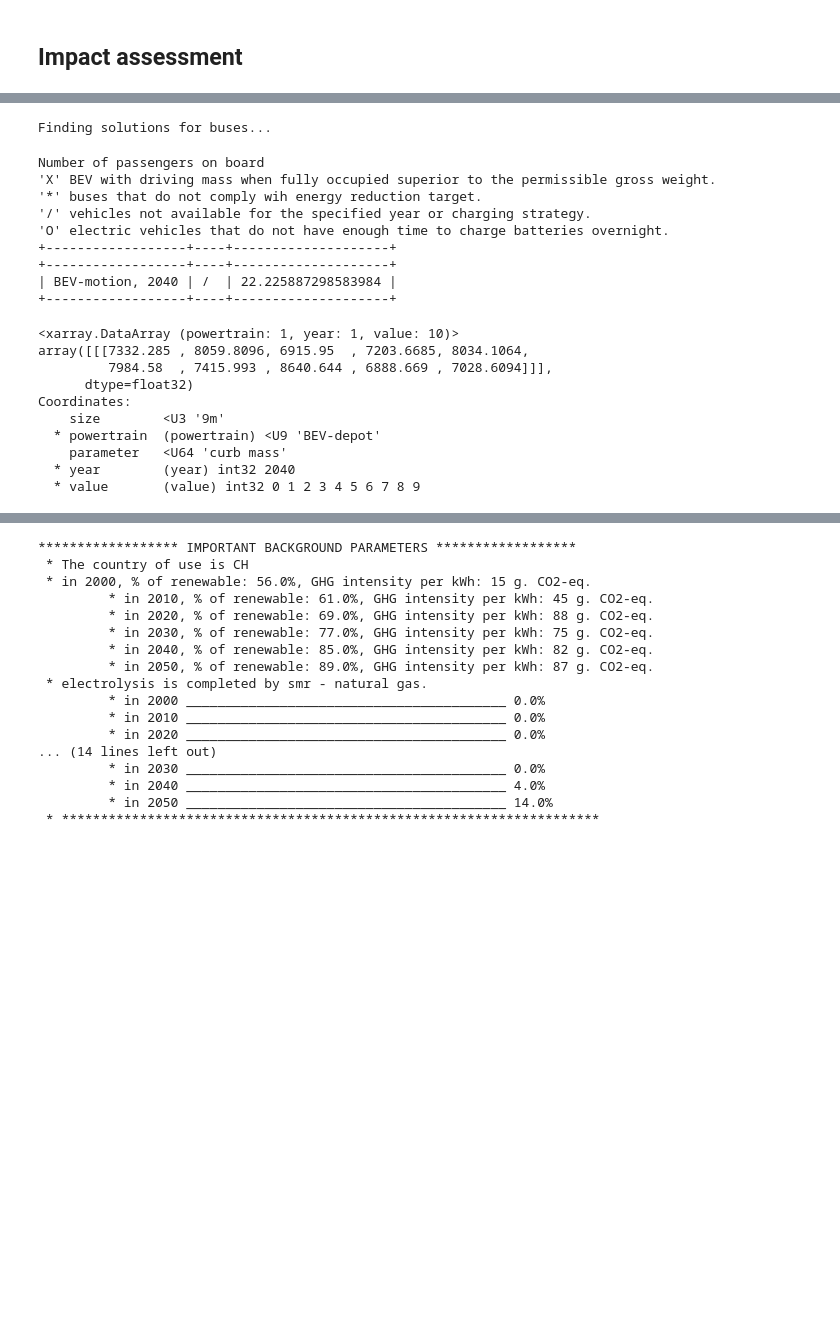
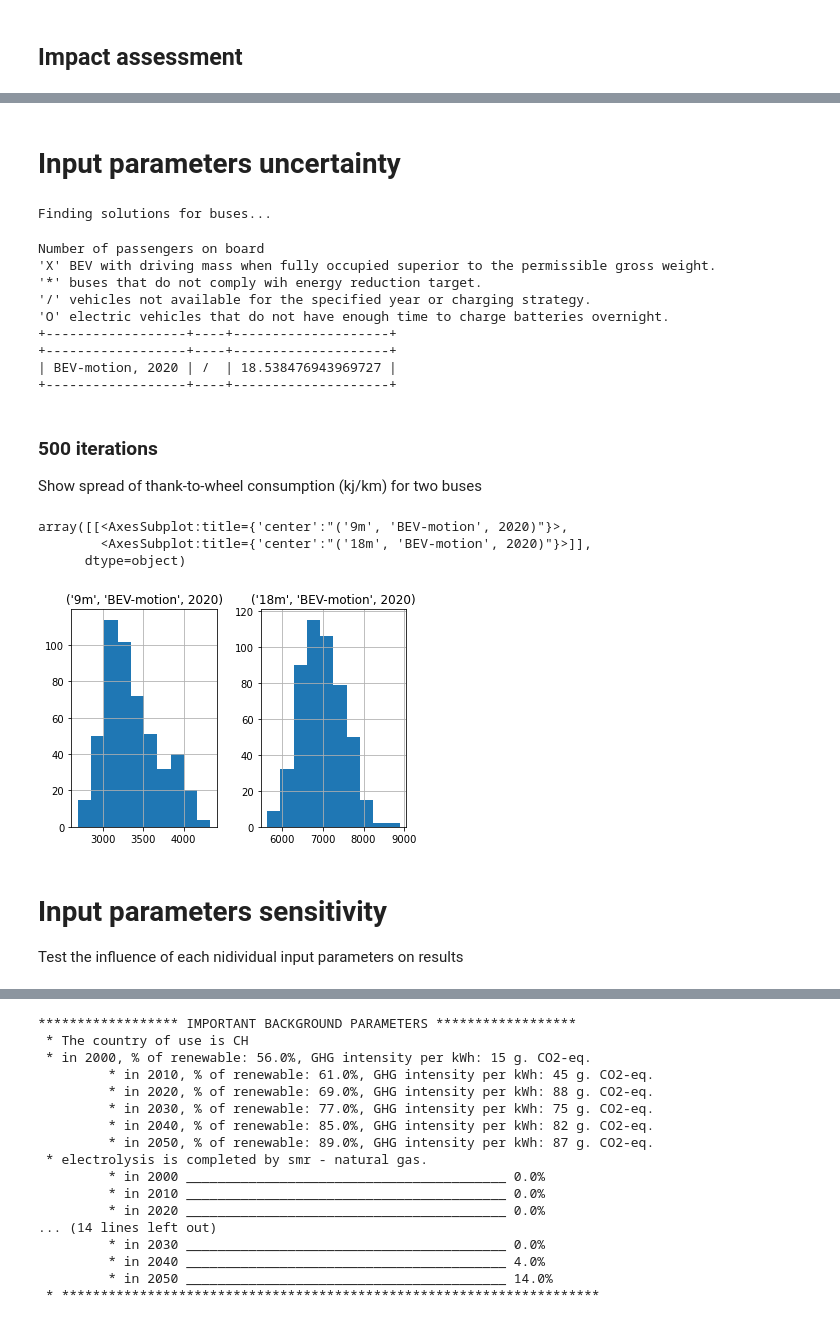
Before and after one commit to romainsacchi/carculator_bus, a Jupyter notebook: examples/buses.ipynb, the cells around one changed output, grey strips where cells are left out. Drawn from its saved outputs; the diff is of its cells as text; code cells hidden in the pictures; blank space fills up the shorter version.

```diff
--- a/examples/buses.ipynb
+++ b/examples/buses.ipynb
@@ -1920,12 +1330,13 @@ plt.tight_layout()
+# %% [markdown]
+# Input parameters uncertainty
 # %%
 import pandas as pd
 from carculator_bus import *
 bip = BusInputParameters()
-bip.stochastic(10)
+bip.stochastic(500)
 dcts, array = fill_xarray_from_input_parameters(bip,
-                                                scope={"year":[2040], "size":["9m","18m"], "powertrain":["BEV-motion"]},
-                                                #sensitivity=True
-                                               )
+                                                scope={"year":[2020], "size":["9m","18m"], "powertrain":["BEV-motion"]},
+)
 bm = BusModel(array, country="CH")
 bm.set_all()
 # %% [output]
@@ -1937,21 +1348,23 @@ Number of passengers on board
 'O' electric vehicles that do not have enough time to charge batteries overnight.
 +------------------+----+--------------------+
 +------------------+----+--------------------+
-| BEV-motion, 2040 | /  | 22.225887298583984 |
+| BEV-motion, 2020 | /  | 18.538476943969727 |
 +------------------+----+--------------------+
-# %%
-bm.array.sel(parameter="curb mass", size="9m")
-# %% [output]
-<xarray.DataArray (powertrain: 1, year: 1, value: 10)>
-array([[[7332.285 , 8059.8096, 6915.95  , 7203.6685, 8034.1064,
-         7984.58  , 7415.993 , 8640.644 , 6888.669 , 7028.6094]]],
-      dtype=float32)
-Coordinates:
-    size        <U3 '9m'
-  * powertrain  (powertrain) <U9 'BEV-depot'
-    parameter   <U64 'curb mass'
-  * year        (year) int32 2040
-  * value       (value) int32 0 1 2 3 4 5 6 7 8 9
+# %% [markdown]
+### 500 iterations
+Show spread of thank-to-wheel consumption (kj/km) for two buses
+# %%
+import matplotlib.pyplot as plt
+%matplotlib inline
+bm.array.sel(parameter="TtW energy").to_dataframe("val").unstack()["val"].T.hist()
+# %% [output]
+array([[<AxesSubplot:title={'center':"('9m', 'BEV-motion', 2020)"}>,
+        <AxesSubplot:title={'center':"('18m', 'BEV-motion', 2020)"}>]],
+      dtype=object)
+[figure, added]
+# %% [markdown]
+# Input parameters sensitivity
+Test the influence of each nidividual input parameters on results
 # %%
 import pandas as pd
 from carculator_bus import *
```
Also changed, not shown: parts of 37 cells of this notebook, 3 other files.
